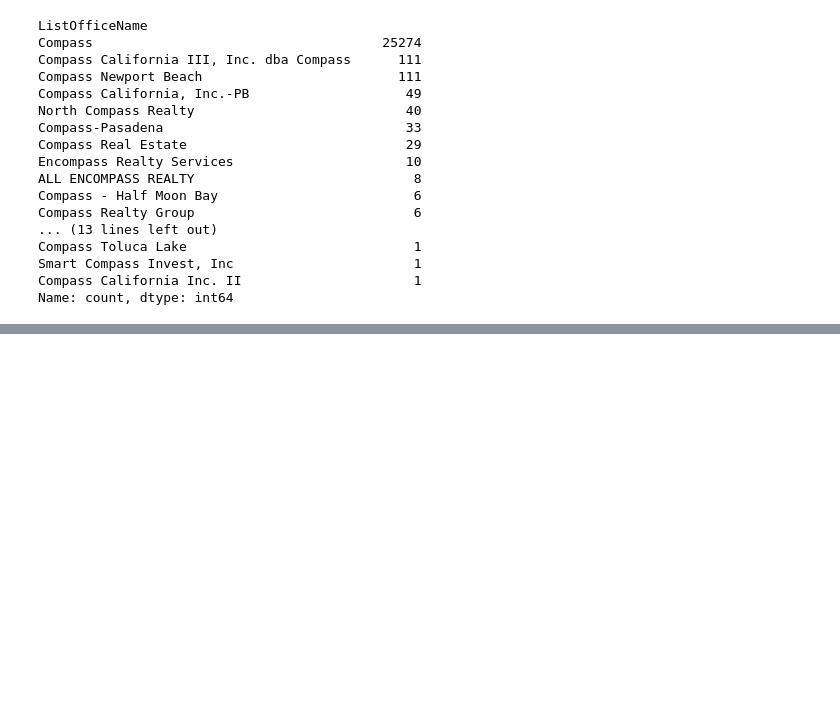
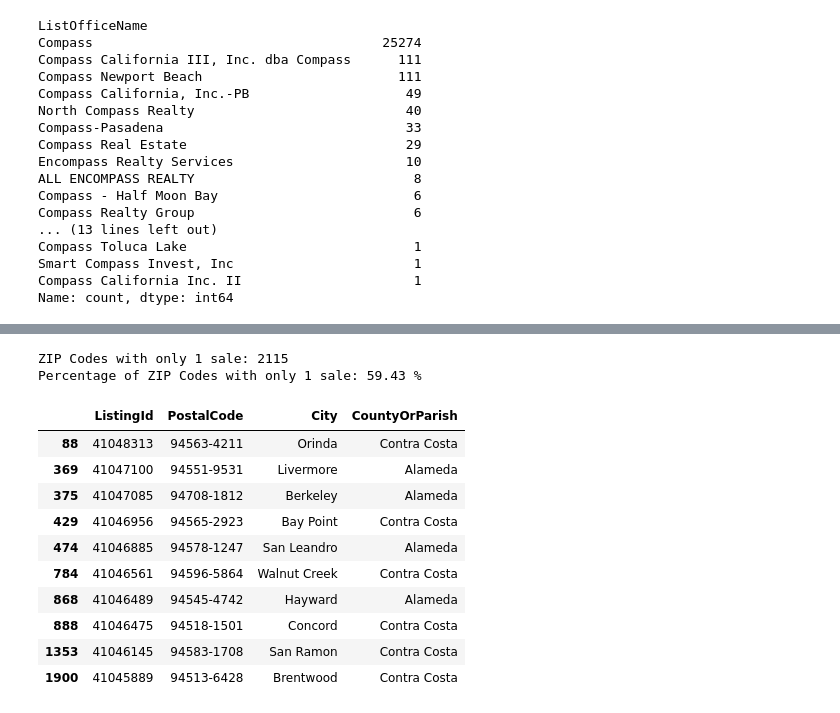
Before and after one commit to pintzu-22/IDXExchange-Data-Analyst-Intern, a Jupyter notebook: outlier_detection.ipynb, the cells around one changed output, grey strips where cells are left out. Cells and saved outputs as stored; diff of their text form; code cells hidden in the pictures; blank space fills up the shorter version.

```diff
--- a/outlier_detection.ipynb
+++ b/outlier_detection.ipynb
@@ -854,0 +821,14 @@ All datasets saved successfully: True
+# %%
+# Create a unique sale transaction identifier
+# Combining ListingId and CloseDate prevents repeated ListingIds
+# across different monthly source files from being counted as one sale
+sold_flagged["SaleTransactionID"] = (
+    sold_flagged["ListingId"].astype("string")
+    + "_"
+    + sold_flagged["CloseDate"].astype("string")
+)
+# %%
+# recreate sold_filtered data
+sold_filtered = sold_flagged[
+    ~sold_flagged["any_iqr_outlier_flag"]
+].copy()
@@ -854,0 +919,65 @@ All datasets saved successfully: True
+# %%
+# Calculate the number of distinct sales transactions
+# within each Postal Code
+zip_sale_counts = (
+    sold_filtered
+    .groupby("PostalCode")["SaleTransactionID"]
+    .nunique()
+)
+
+# Count how many Postal Codes contain only one sale
+single_sale_zip_count = (
+    zip_sale_counts == 1
+).sum()
+
+# Calculate the percentage of Postal Codes
+# that contain only one sale
+single_sale_zip_percentage = (
+    (zip_sale_counts == 1).mean()
+    * 100
+)
+
+print(
+    "ZIP Codes with only 1 sale:",
+    single_sale_zip_count
+)
+
+print(
+    "Percentage of ZIP Codes with only 1 sale:",
+    round(single_sale_zip_percentage, 2),
+    "%"
+)
+# %% [output]
+ZIP Codes with only 1 sale: 2115
+Percentage of ZIP Codes with only 1 sale: 59.43 %
+# %%
+# Convert Postal Code values to strings for inspection
+postal_check = (
+    sold_filtered["PostalCode"]
+    .astype("string")
+    .str.strip()
+)
+
+# Display examples of Postal Codes that are not exactly 5 characters long
+non_standard_postal = (
+    sold_filtered.loc[
+        postal_check.str.len().ne(5)
+        & postal_check.notna(),
+        ["ListingId", "PostalCode", "City", "CountyOrParish"]
+    ]
+    .copy()
+)
+
+non_standard_postal.head(10)
+# %% [output]
+|  | ListingId | PostalCode | City | CountyOrParish |
+| 88 | 41048313 | 94563-4211 | Orinda | Contra Costa |
+| 369 | 41047100 | 94551-9531 | Livermore | Alameda |
+| 375 | 41047085 | 94708-1812 | Berkeley | Alameda |
+| 429 | 41046956 | 94565-2923 | Bay Point | Contra Costa |
+| 474 | 41046885 | 94578-1247 | San Leandro | Alameda |
+| 784 | 41046561 | 94596-5864 | Walnut Creek | Contra Costa |
+| 868 | 41046489 | 94545-4742 | Hayward | Alameda |
+| 888 | 41046475 | 94518-1501 | Concord | Contra Costa |
+| 1353 | 41046145 | 94583-1708 | San Ramon | Contra Costa |
+| 1900 | 41045889 | 94513-6428 | Brentwood | Contra Costa |
```
Also changed, not shown: parts of 19 cells of this notebook.
